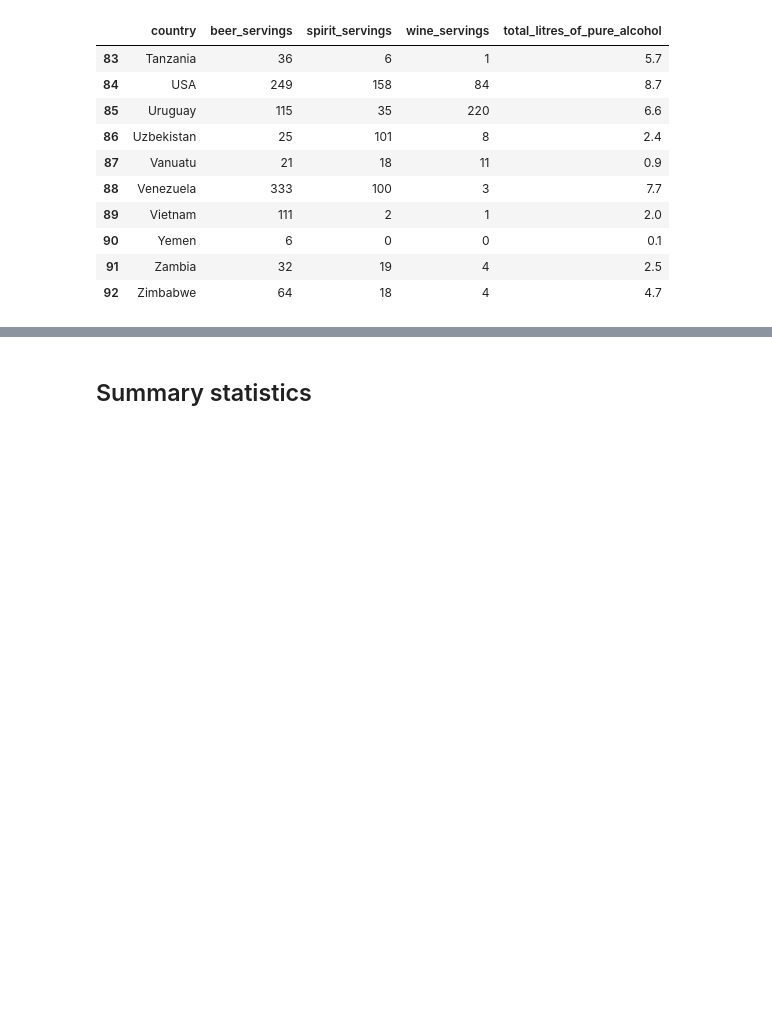
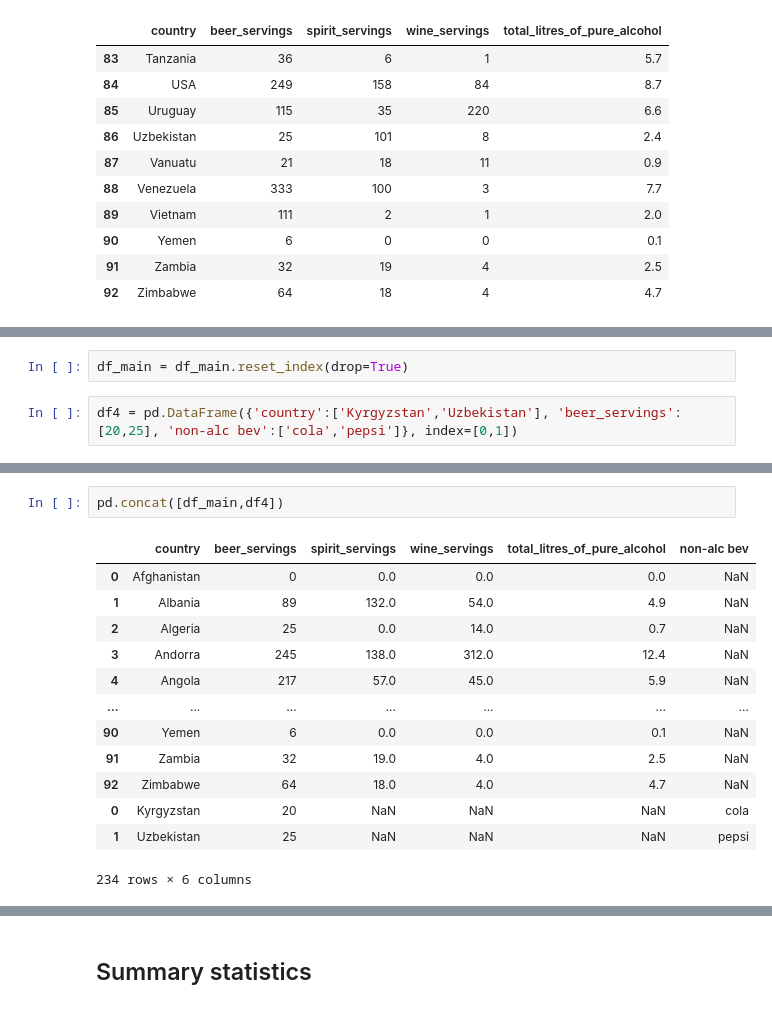
Before and after one commit to IliasSuvanov/DSforEconomists, a Jupyter notebook: Seminar14/Seminar14.ipynb, the cells around one changed output, grey strips where cells are left out. Cells and saved outputs as stored; diff of their text form; blank space fills up the shorter version.

```diff
--- a/Seminar14/Seminar14.ipynb
+++ b/Seminar14/Seminar14.ipynb
@@ -62,0 +99,4 @@ df_main.tail(10)
+# %%
+df_main = df_main.reset_index(drop=True)
+# %%
+df4 = pd.DataFrame({'country':['Kyrgyzstan','Uzbekistan'], 'beer_servings':[20,25], 'non-alc bev':['cola','pepsi']}, index=[0,1])
@@ -62,0 +109,16 @@ df_main.tail(10)
+# %%
+pd.concat([df_main,df4])
+# %% [output]
+|  | country | beer_servings | spirit_servings | wine_servings | total_litres_of_pure_alcohol | non-alc bev |
+| 0 | Afghanistan | 0 | 0.0 | 0.0 | 0.0 | NaN |
+| 1 | Albania | 89 | 132.0 | 54.0 | 4.9 | NaN |
+| 2 | Algeria | 25 | 0.0 | 14.0 | 0.7 | NaN |
+| 3 | Andorra | 245 | 138.0 | 312.0 | 12.4 | NaN |
+| 4 | Angola | 217 | 57.0 | 45.0 | 5.9 | NaN |
+| ... | ... | ... | ... | ... | ... | ... |
+| 90 | Yemen | 6 | 0.0 | 0.0 | 0.1 | NaN |
+| 91 | Zambia | 32 | 19.0 | 4.0 | 2.5 | NaN |
+| 92 | Zimbabwe | 64 | 18.0 | 4.0 | 4.7 | NaN |
+| 0 | Kyrgyzstan | 20 | NaN | NaN | NaN | cola |
+| 1 | Uzbekistan | 25 | NaN | NaN | NaN | pepsi |
+234 rows × 6 columns
```
Also changed, not shown: parts of 11 cells of this notebook.
